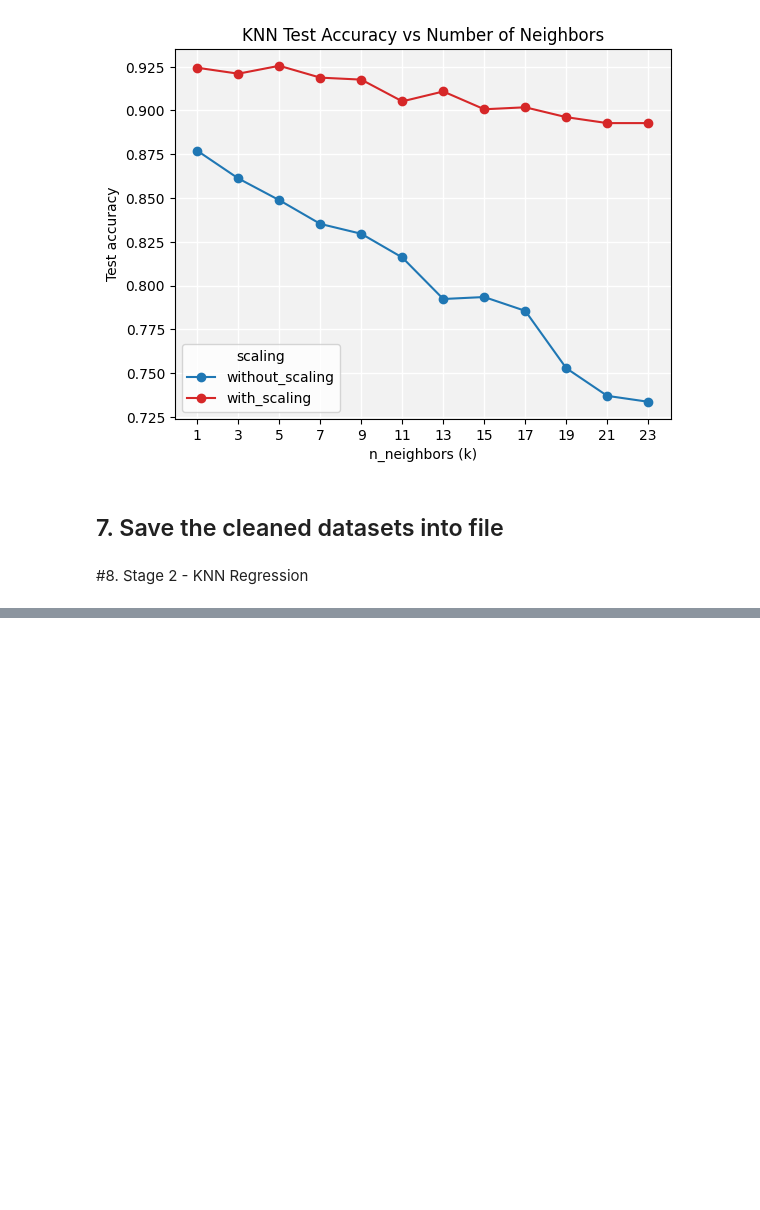
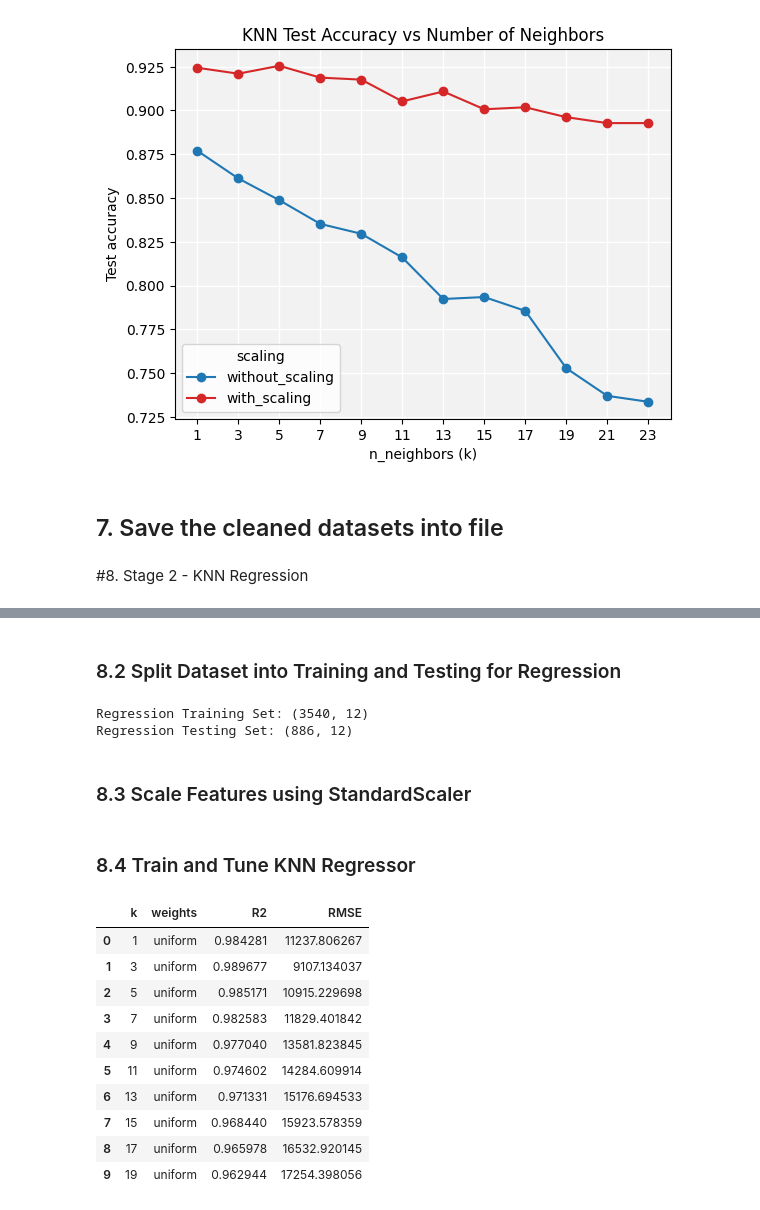
Before and after one commit to ialipon/ENCH680PRJ, a Jupyter notebook: PRJ_knn-sec.ipynb, the cells around one changed output, grey strips where cells are left out. Drawn from its saved outputs; the diff is of its cells as text; code cells hidden in the pictures; blank space fills up the shorter version.

```diff
--- a/PRJ_knn-sec.ipynb
+++ b/PRJ_knn-sec.ipynb
@@ -961,0 +1032,20 @@ Rec_data.to_excel("co2_sec_classification.xlsx", index=False)
+# %% [markdown]
+### 8.2 Split Dataset into Training and Testing for Regression
+# %%
+from sklearn.model_selection import train_test_split
+
+# Split variables: inputs (X) are everything except 'SEC (kJ/kg)', and output (y) is 'SEC (kJ/kg)'
+X_reg = df.drop(columns=['SEC (kJ/kg)'])
+y_reg = df['SEC (kJ/kg)']
+
+X_train_reg, X_test_reg, y_train_reg, y_test_reg = train_test_split(
+    X_reg, y_reg, test_size=0.20, random_state=29
+)
+
+print(f"Regression Training Set: {X_train_reg.shape}")
+print(f"Regression Testing Set: {X_test_reg.shape}")
+# %% [output]
+Regression Training Set: (3540, 12)
+Regression Testing Set: (886, 12)
+# %% [markdown]
+### 8.3 Scale Features using StandardScaler
@@ -961,0 +1058,40 @@ Rec_data.to_excel("co2_sec_classification.xlsx", index=False)
+# %% [markdown]
+### 8.4 Train and Tune KNN Regressor
+# %%
+from sklearn.neighbors import KNeighborsRegressor
+from sklearn.metrics import mean_squared_error, r2_score
+
+# We will test different values of k and weight options
+k_values = [1, 3, 5, 7, 9, 11, 13, 15, 17, 19, 21, 23]
+reg_metrics = []
+
+for weights in ['uniform', 'distance']:
+    for k in k_values:
+        knn_reg = KNeighborsRegressor(n_neighbors=k, weights=weights)
+        knn_reg.fit(X_train_reg_scaled, y_train_reg)
+        y_pred_reg = knn_reg.predict(X_test_reg_scaled)
+
+        r2 = r2_score(y_test_reg, y_pred_reg)
+        rmse = np.sqrt(mean_squared_error(y_test_reg, y_pred_reg))
+
+        reg_metrics.append({
+            'k': k,
+            'weights': weights,
+            'R2': r2,
+            'RMSE': rmse
+        })
+
+df_reg_metrics = pd.DataFrame(reg_metrics)
+display(df_reg_metrics.head(10))
+# %% [output]
+|  | k | weights | R2 | RMSE |
+| 0 | 1 | uniform | 0.984281 | 11237.806267 |
+| 1 | 3 | uniform | 0.989677 | 9107.134037 |
+| 2 | 5 | uniform | 0.985171 | 10915.229698 |
+| 3 | 7 | uniform | 0.982583 | 11829.401842 |
+| 4 | 9 | uniform | 0.977040 | 13581.823845 |
+| 5 | 11 | uniform | 0.974602 | 14284.609914 |
+| 6 | 13 | uniform | 0.971331 | 15176.694533 |
+| 7 | 15 | uniform | 0.968440 | 15923.578359 |
+| 8 | 17 | uniform | 0.965978 | 16532.920145 |
+| 9 | 19 | uniform | 0.962944 | 17254.398056 |
```
Also changed, not shown: parts of 11 cells of this notebook.
